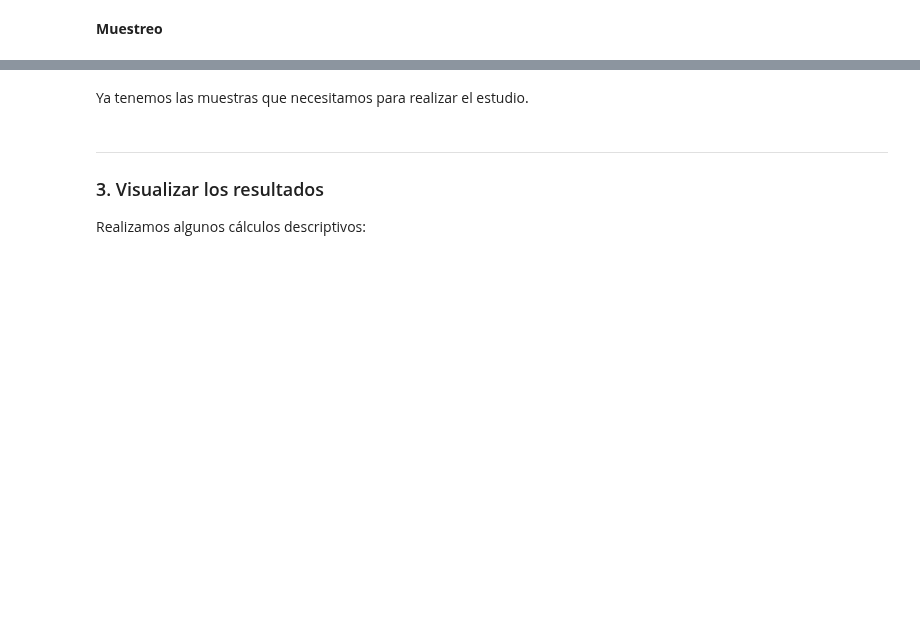
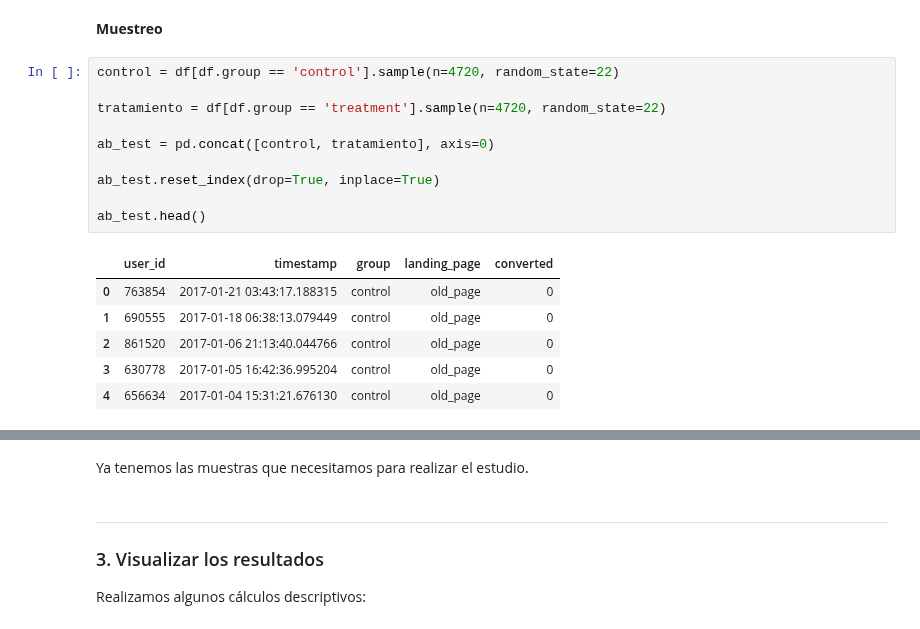
Before and after one commit to Ironhack-Data-Madrid-Julio-2023/apuntes_clase, a Jupyter notebook: semana_6/4.1 - AB Testing.ipynb, the cells around one changed output, grey strips where cells are left out. Drawn from its saved outputs; the diff is of its cells as text; blank space fills up the shorter version.

```diff
--- a/semana_6/4.1 - AB Testing.ipynb
+++ b/semana_6/4.1 - AB Testing.ipynb
@@ -90,2 +194,19 @@ Eliminamos usuarios con varias visitas a la página web.
 # %% [markdown]
 **Muestreo**
+# %%
+control = df[df.group == 'control'].sample(n=4720, random_state=22)
+
+tratamiento = df[df.group == 'treatment'].sample(n=4720, random_state=22)
+
+ab_test = pd.concat([control, tratamiento], axis=0)
+
+ab_test.reset_index(drop=True, inplace=True)
+
+ab_test.head()
+# %% [output]
+|  | user_id | timestamp | group | landing_page | converted |
+| 0 | 763854 | 2017-01-21 03:43:17.188315 | control | old_page | 0 |
+| 1 | 690555 | 2017-01-18 06:38:13.079449 | control | old_page | 0 |
+| 2 | 861520 | 2017-01-06 21:13:40.044766 | control | old_page | 0 |
+| 3 | 630778 | 2017-01-05 16:42:36.995204 | control | old_page | 0 |
+| 4 | 656634 | 2017-01-04 15:31:21.676130 | control | old_page | 0 |
```
Also changed, not shown: parts of 22 cells of this notebook, 1 other file.
